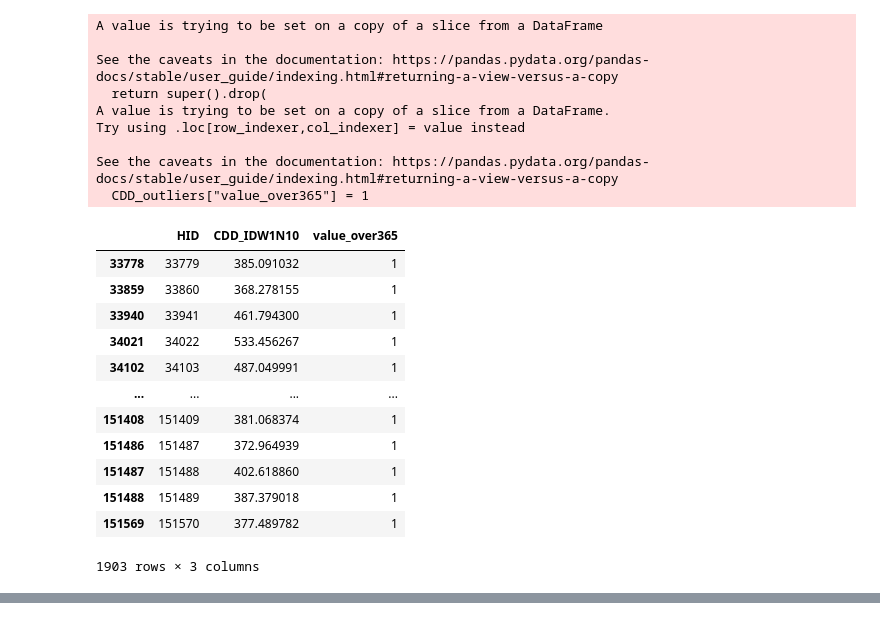
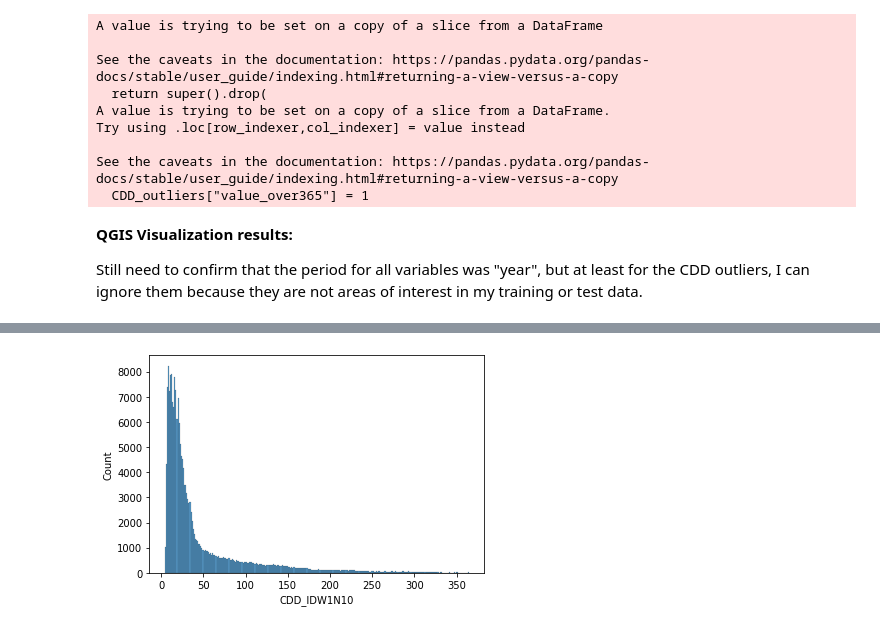
Before and after one commit to RyokoNod/sdm-asian-elephants, a Jupyter notebook: data_exploration/exploratory_analysis_etccdi.ipynb, the cells around one changed output, grey strips where cells are left out. Drawn from its saved outputs; the diff is of its cells as text; code cells hidden in the pictures.

```diff
--- a/data_exploration/exploratory_analysis_etccdi.ipynb
+++ b/data_exploration/exploratory_analysis_etccdi.ipynb
@@ -89,22 +108,12 @@ Try using .loc[row_indexer,col_indexer] = value instead
 
 See the caveats in the documentation: https://pandas.pydata.org/pandas-docs/stable/user_guide/indexing.html#returning-a-view-versus-a-copy
   CDD_outliers["value_over365"] = 1
-# %%
-CDD_outliers
-# %% [output]
-|  | HID | CDD_IDW1N10 | value_over365 |
-| 33778 | 33779 | 385.091032 | 1 |
-| 33859 | 33860 | 368.278155 | 1 |
-| 33940 | 33941 | 461.794300 | 1 |
-| 34021 | 34022 | 533.456267 | 1 |
-| 34102 | 34103 | 487.049991 | 1 |
-| ... | ... | ... | ... |
-| 151408 | 151409 | 381.068374 | 1 |
-| 151486 | 151487 | 372.964939 | 1 |
-| 151487 | 151488 | 402.618860 | 1 |
-| 151488 | 151489 | 387.379018 | 1 |
-| 151569 | 151570 | 377.489782 | 1 |
-1903 rows × 3 columns
+# %% [markdown]
+**QGIS Visualization results:**
+
+Still need to confirm that the period for all variables was "year", but at least for the CDD outliers, I can ignore them because they are not areas of interest in my training or test data.
 # %%
-present[(present["HID"].between(148883,148903))]
+# re-visualizing CDD without outliers
+sns.histplot(data=present[present["CDD_IDW1N10"]<=365].CDD_IDW1N10)
+plt.show()
 # %% [output]
@@ -127,0 +120 @@ present[(present["HID"].between(148883,148903))]
+[figure, added]
```
Also changed, not shown: parts of 19 cells of this notebook.
